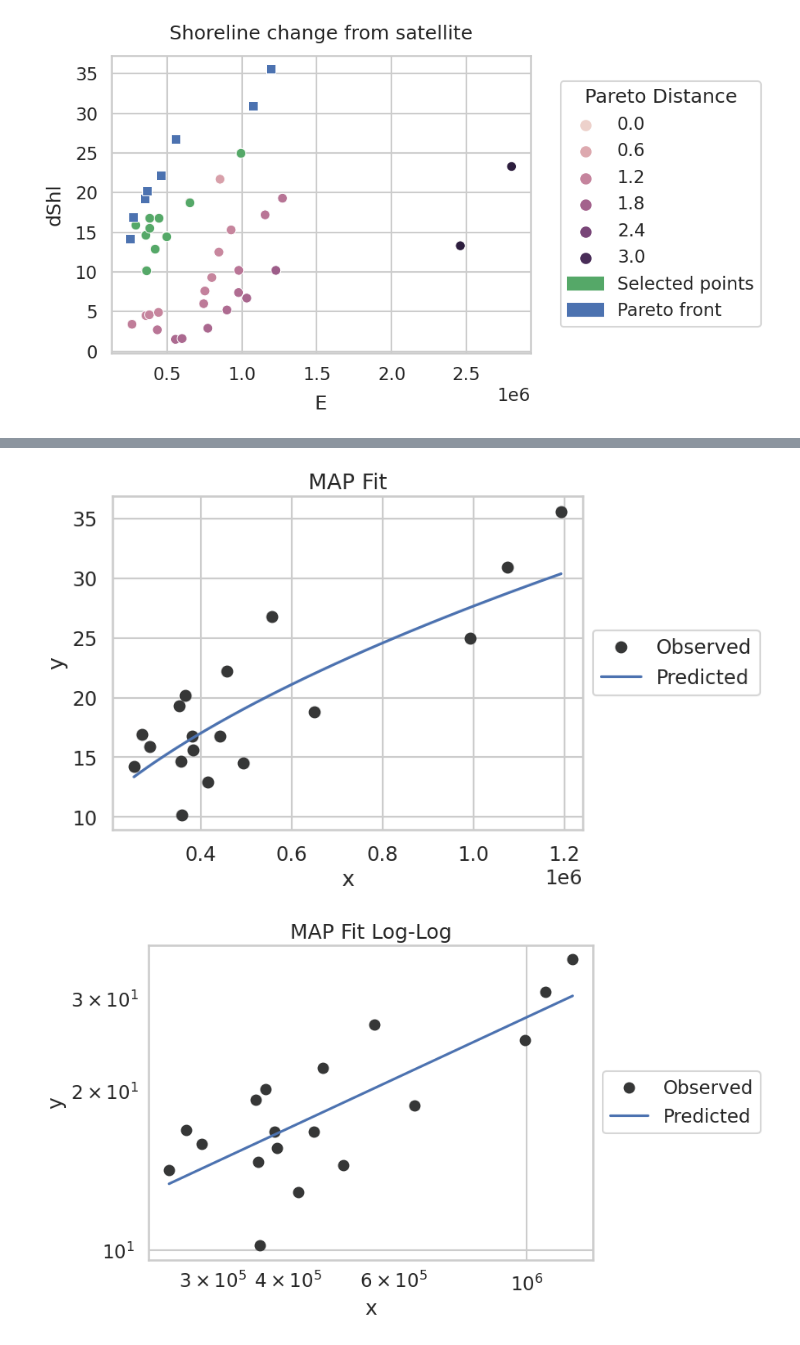
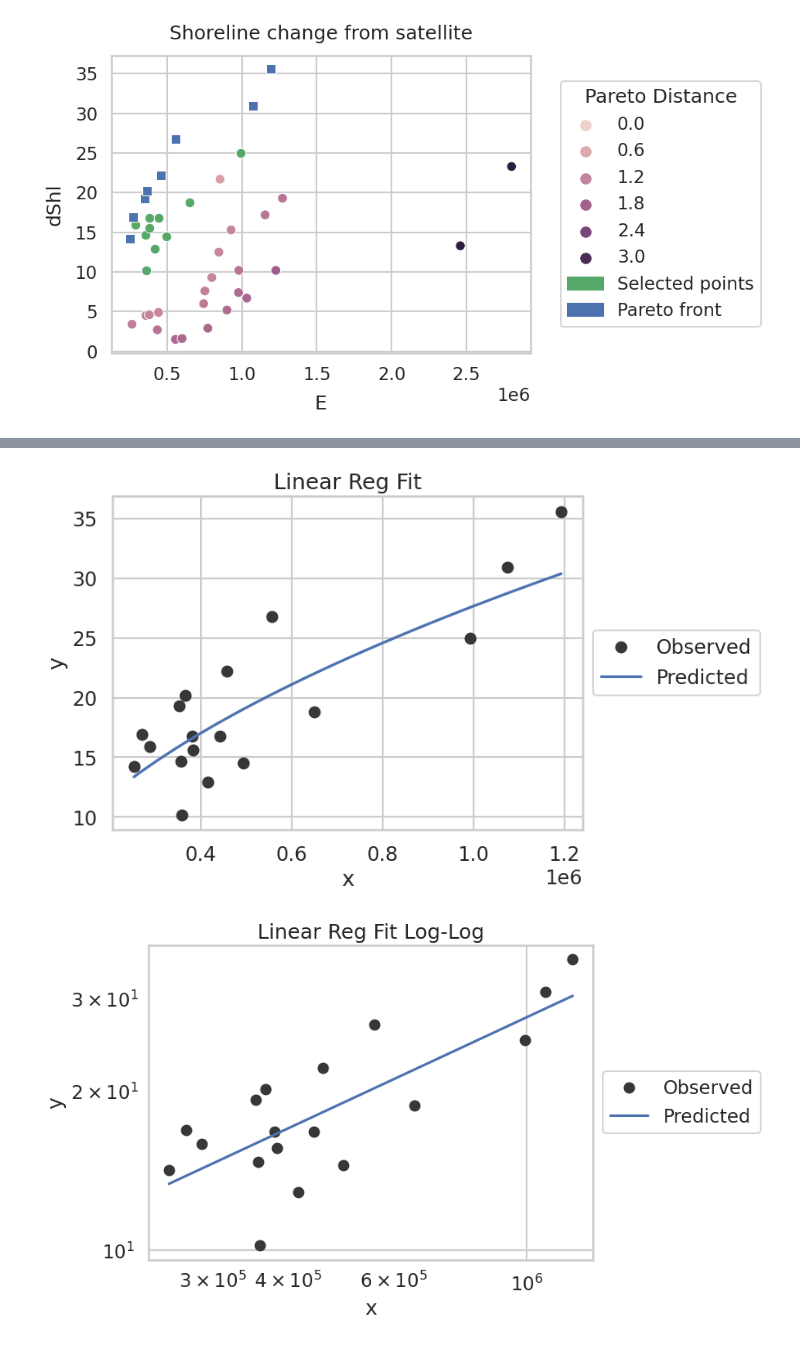
Before and after one commit to simmonsja/bayes-lr-shoreline, a Jupyter notebook: 02_numpyro_analysis.ipynb, the cells around one changed output, grey strips where cells are left out. Drawn from its saved outputs; the diff is of its cells as text; code cells hidden in the pictures.

```diff
--- a/02_numpyro_analysis.ipynb
+++ b/02_numpyro_analysis.ipynb
@@ -96,16 +103,15 @@ None
 # %%
 # fit a linear model to the data
-model = lm.LinearRegression()
-model.fit(x_log.reshape(-1,1),y_log)
+freq_model = lm.LinearRegression()
+freq_model.fit(x_log.reshape(-1,1),y_log)
+# get a sample_x for plotting a line and predict y
+sample_x = np.linspace(x.min(),x.max(),101)
+y_pred = freq_model.predict(np.log(sample_x).reshape(-1,1))
 
-sample_x = np.linspace(x.min(),x.max(),101)
-
-y_pred = model.predict(np.log(sample_x).reshape(-1,1))
-
-draw_fit(x,y,sample_x,np.exp(y_pred),title='MAP Fit')
-
-draw_fit(x,y,sample_x,np.exp(y_pred),log_scale=True,title='MAP Fit Log-Log')
+# Now draw the ft on both orginal scale and log-log
+draw_fit(x,y,sample_x,np.exp(y_pred),title='Linear Reg Fit')
+draw_fit(x,y,sample_x,np.exp(y_pred),log_scale=True,title='Linear Reg Fit Log-Log')
 None
 # %% [output]
-[figure, old version]
+[figure, new version]
-[figure, old version]
+[figure, new version]
```
Also changed, not shown: parts of 13 cells of this notebook.
